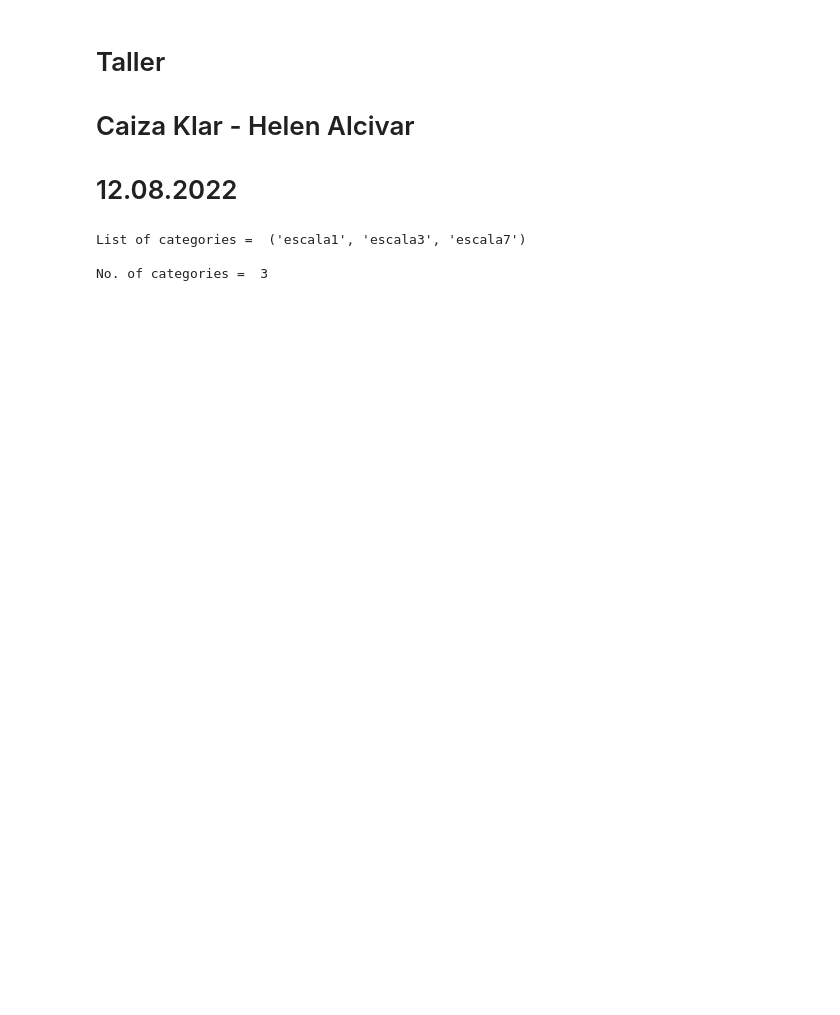
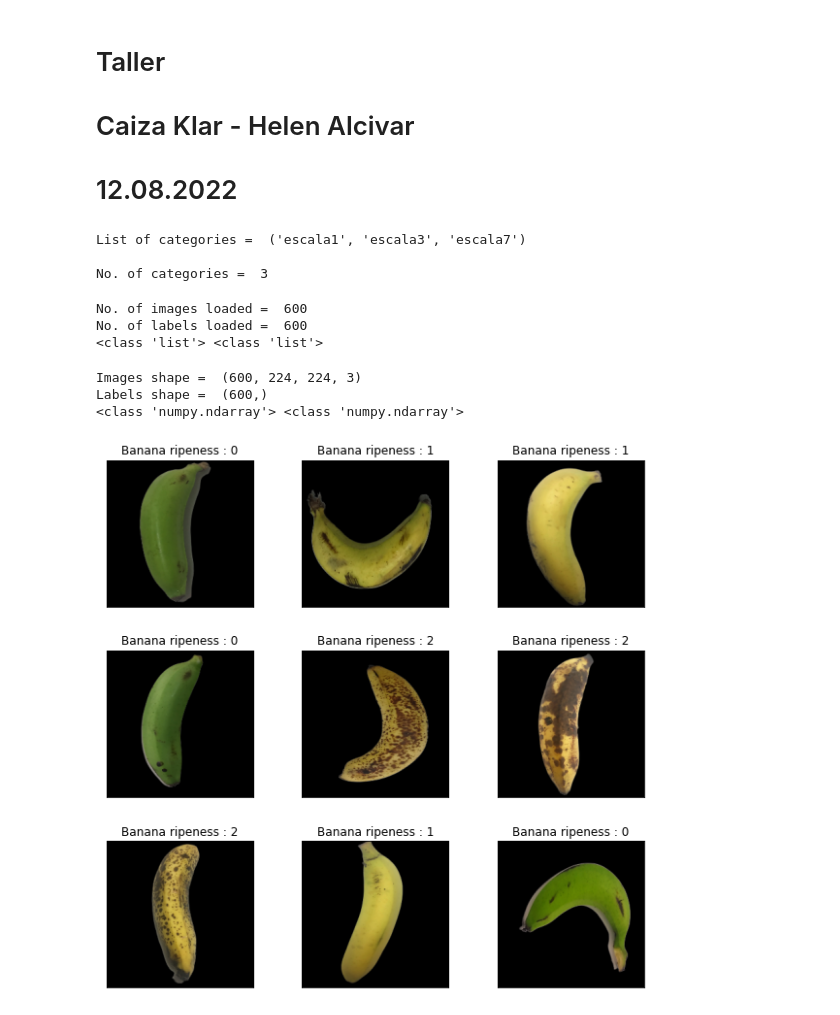
Before and after one commit to kscaiza2/MineriaCaizaAlcivar_U3Lab1, a Jupyter notebook: CNN.ipynb, the cells around one changed output. Drawn from its saved outputs; the diff is of its cells as text; code cells hidden in the pictures; blank space fills up the shorter version.

```diff
--- a/CNN.ipynb
+++ b/CNN.ipynb
@@ -38,3 +38,57 @@ print("List of categories = ",categories,"\n\nNo. of categories = ", len(categor
 List of categories =  ('escala1', 'escala3', 'escala7')
 
 No. of categories =  3
+# %%
+def load_images_and_labels(categories):
+    img_lst=[]
+    labels=[]
+    for index, category in enumerate(categories):
+        for image_name in os.listdir(fpath+"/"+category):
+            img = cv2.imread(fpath+"/"+category+"/"+image_name)
+            img = cv2.cvtColor(img, cv2.COLOR_BGR2RGB)
+            img = cv2.resize(img, (IMG_SHAPE, IMG_SHAPE))
+            img_array = Image.fromarray(img, 'RGB')
+
+            img_lst.append(np.array(img_array))
+
+            labels.append(index)
+    return img_lst, labels
+
+images, labels = load_images_and_labels(categories)
+print("No. of images loaded = ",len(images),"\nNo. of labels loaded = ",len(labels))
+print(type(images),type(labels))
+# %% [output]
+No. of images loaded =  600
+No. of labels loaded =  600
+<class 'list'> <class 'list'>
+# %%
+images = np.array(images)
+labels = np.array(labels)
+
+print("Images shape = ",images.shape,"\nLabels shape = ",labels.shape)
+print(type(images),type(labels))
+# %% [output]
+Images shape =  (600, 224, 224, 3)
+Labels shape =  (600,)
+<class 'numpy.ndarray'> <class 'numpy.ndarray'>
+# %%
+def display_rand_images(images, labels):
+    plt.figure(1 , figsize = (10 , 10))
+    n = 0
+    for i in range(9):
+        n += 1
+        r = np.random.randint(0 , images.shape[0] , 1)
+
+        plt.subplot(3 , 3 , n)
+        plt.subplots_adjust(hspace = 0.3 , wspace = 0.3)
+        plt.imshow(images[r[0]])
+
+        plt.title('Banana ripeness : {}'.format(labels[r[0]]))
+        plt.xticks([])
+        plt.yticks([])
+
+    plt.show()
+
+display_rand_images(images, labels)
+# %% [output]
+[figure, added]
```
